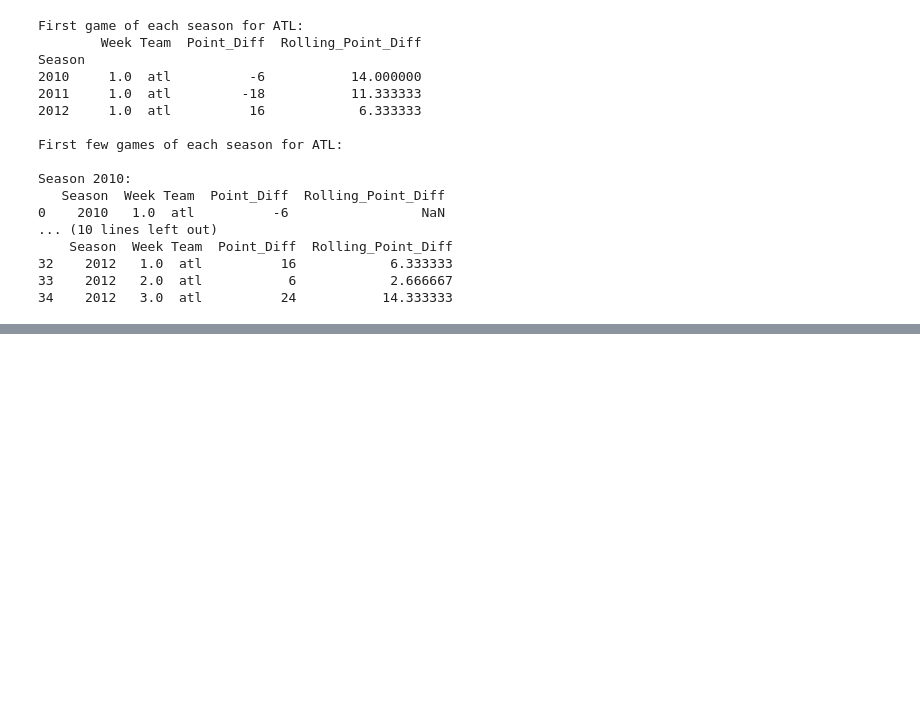
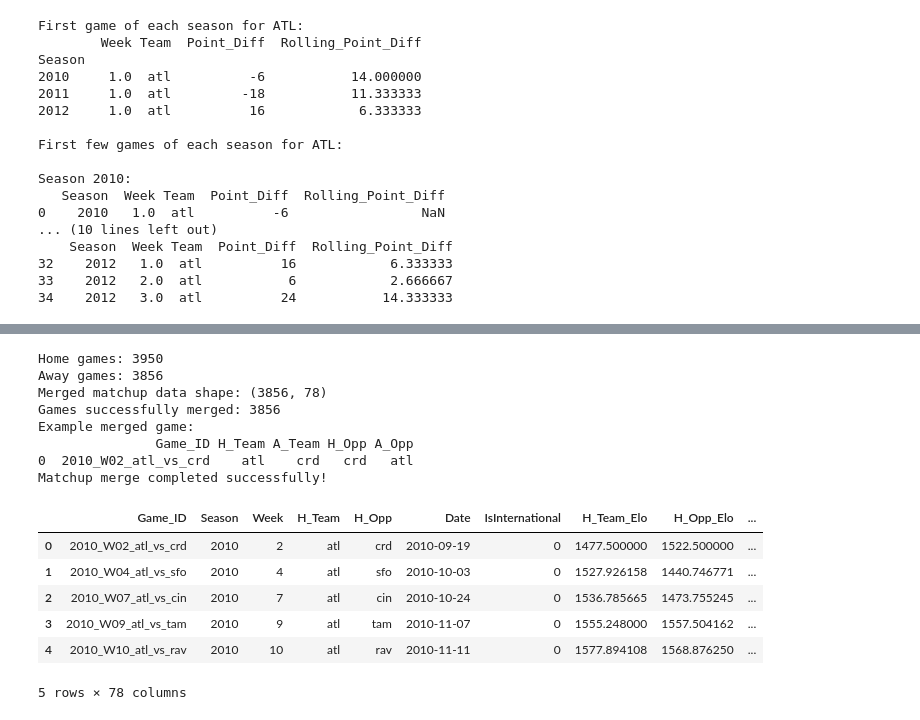
Before and after one commit to natelove02/NFL-Model, a Jupyter notebook: data_engineering.ipynb, the cells around one changed output, grey strips where cells are left out. Cells and saved outputs as stored; diff of their text form; code cells hidden in the pictures; blank space fills up the shorter version.

```diff
--- a/data_engineering.ipynb
+++ b/data_engineering.ipynb
@@ -939,0 +1070,62 @@ KeyError: 'PassYards'
+# %%
+# Step 5 Continued: Create Home/Away DataFrames and Merge Matchup Data
+
+# Separate home and away teams
+home_games = model_df_enhanced[model_df_enhanced['H/A'] == 0].copy()  # H/A = 0 means home
+away_games = model_df_enhanced[model_df_enhanced['H/A'] == 1].copy()  # H/A = 1 means away
+
+print(f"Home games: {len(home_games)}")
+print(f"Away games: {len(away_games)}")
+
+# Define columns to keep for features (safe columns only)
+safe_feature_cols = [
+    'Game_ID', 'Season', 'Week', 'Team', 'Opp', 'Date', 'IsInternational',
+    'Team_Elo', 'Opp_Elo', 'Season_Weight'
+] + rolling_cols
+
+# Define target columns (only keep from home perspective)
+target_cols = ['spread_target', 'total_target', 'win_target']
+
+# Create home team dataframe with "H_" prefix
+home_df = home_games[safe_feature_cols + target_cols].copy()
+home_df = home_df.rename(columns={col: f'H_{col}' if col not in ['Game_ID', 'Season', 'Week', 'Date', 'IsInternational'] + target_cols else col
+                                  for col in home_df.columns})
+
+# Create away team dataframe with "A_" prefix
+away_df = away_games[safe_feature_cols].copy()
+away_df = away_df.rename(columns={col: f'A_{col}' if col not in ['Game_ID'] else col
+                                  for col in away_df.columns})
+
+# Merge on Game_ID to create one row per game
+matchup_df = pd.merge(home_df, away_df, on='Game_ID', how='inner')
+
+print(f"Merged matchup data shape: {matchup_df.shape}")
+print(f"Games successfully merged: {len(matchup_df)}")
+
+# Verify the merge worked correctly
+print(f"Example merged game:")
+print(matchup_df[['Game_ID', 'H_Team', 'A_Team', 'H_Opp', 'A_Opp']].head(1))
+
+# Quick sanity check: H_Team should equal A_Opp and vice versa
+assert (matchup_df['H_Team'] == matchup_df['A_Opp']).all(), "Home team should match away opponent"
+assert (matchup_df['H_Opp'] == matchup_df['A_Team']).all(), "Home opponent should match away team"
+
+print("Matchup merge completed successfully!")
+matchup_df.head()
+#matchup_df.to_csv('matchup_data.csv', index=False)
+# %% [output]
+Home games: 3950
+Away games: 3856
+Merged matchup data shape: (3856, 78)
+Games successfully merged: 3856
+Example merged game:
+               Game_ID H_Team A_Team H_Opp A_Opp
+0  2010_W02_atl_vs_crd    atl    crd   crd   atl
+Matchup merge completed successfully!
+|  | Game_ID | Season | Week | H_Team | H_Opp | Date | IsInternational | H_Team_Elo | H_Opp_Elo | ... |
+| 0 | 2010_W02_atl_vs_crd | 2010 | 2 | atl | crd | 2010-09-19 | 0 | 1477.500000 | 1522.500000 | ... |
+| 1 | 2010_W04_atl_vs_sfo | 2010 | 4 | atl | sfo | 2010-10-03 | 0 | 1527.926158 | 1440.746771 | ... |
+| 2 | 2010_W07_atl_vs_cin | 2010 | 7 | atl | cin | 2010-10-24 | 0 | 1536.785665 | 1473.755245 | ... |
+| 3 | 2010_W09_atl_vs_tam | 2010 | 9 | atl | tam | 2010-11-07 | 0 | 1555.248000 | 1557.504162 | ... |
+| 4 | 2010_W10_atl_vs_rav | 2010 | 10 | atl | rav | 2010-11-11 | 0 | 1577.894108 | 1568.876250 | ... |
+5 rows × 78 columns
```
Also changed, not shown: parts of 5 cells of this notebook, 2 other files.
